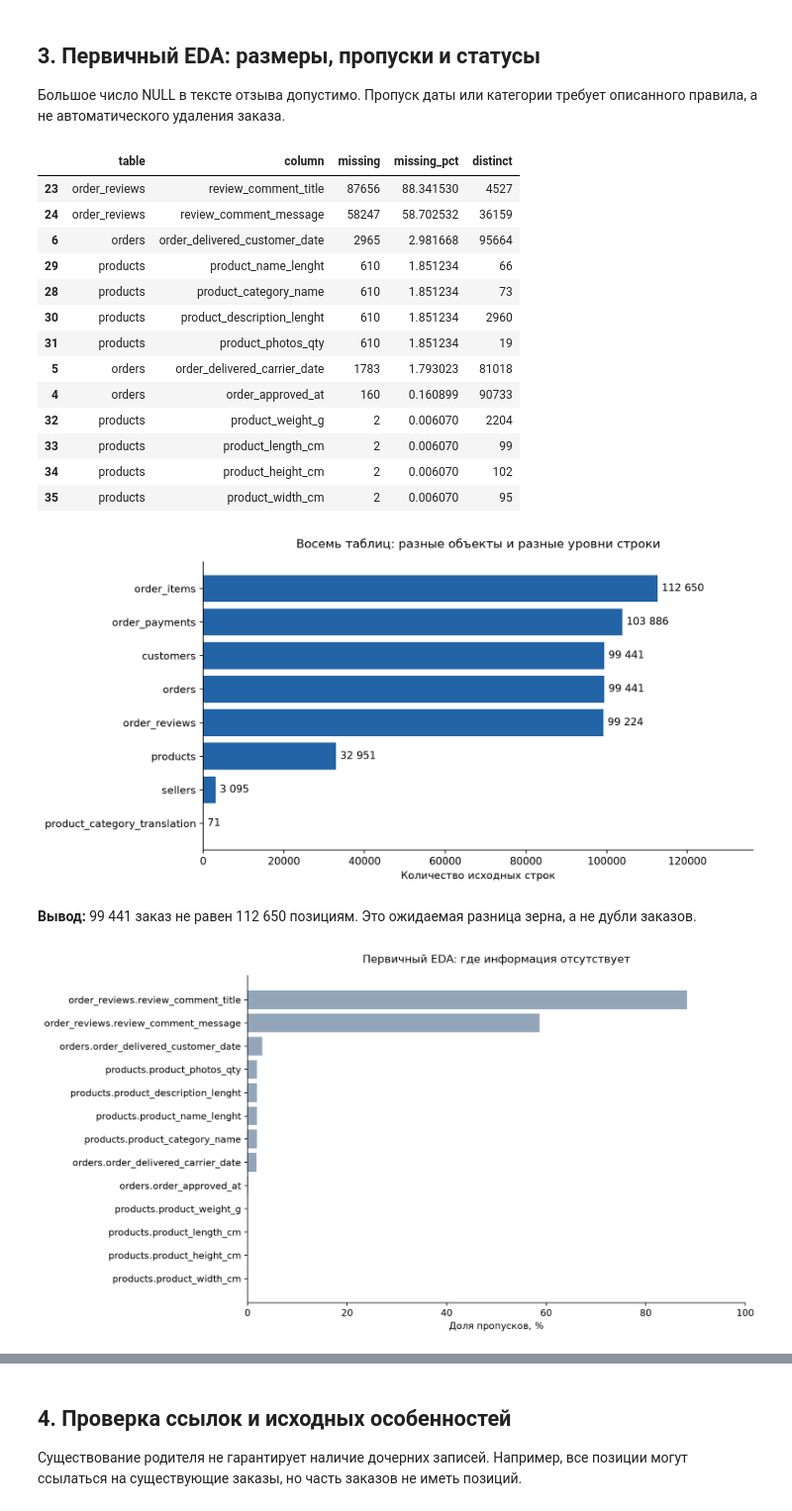
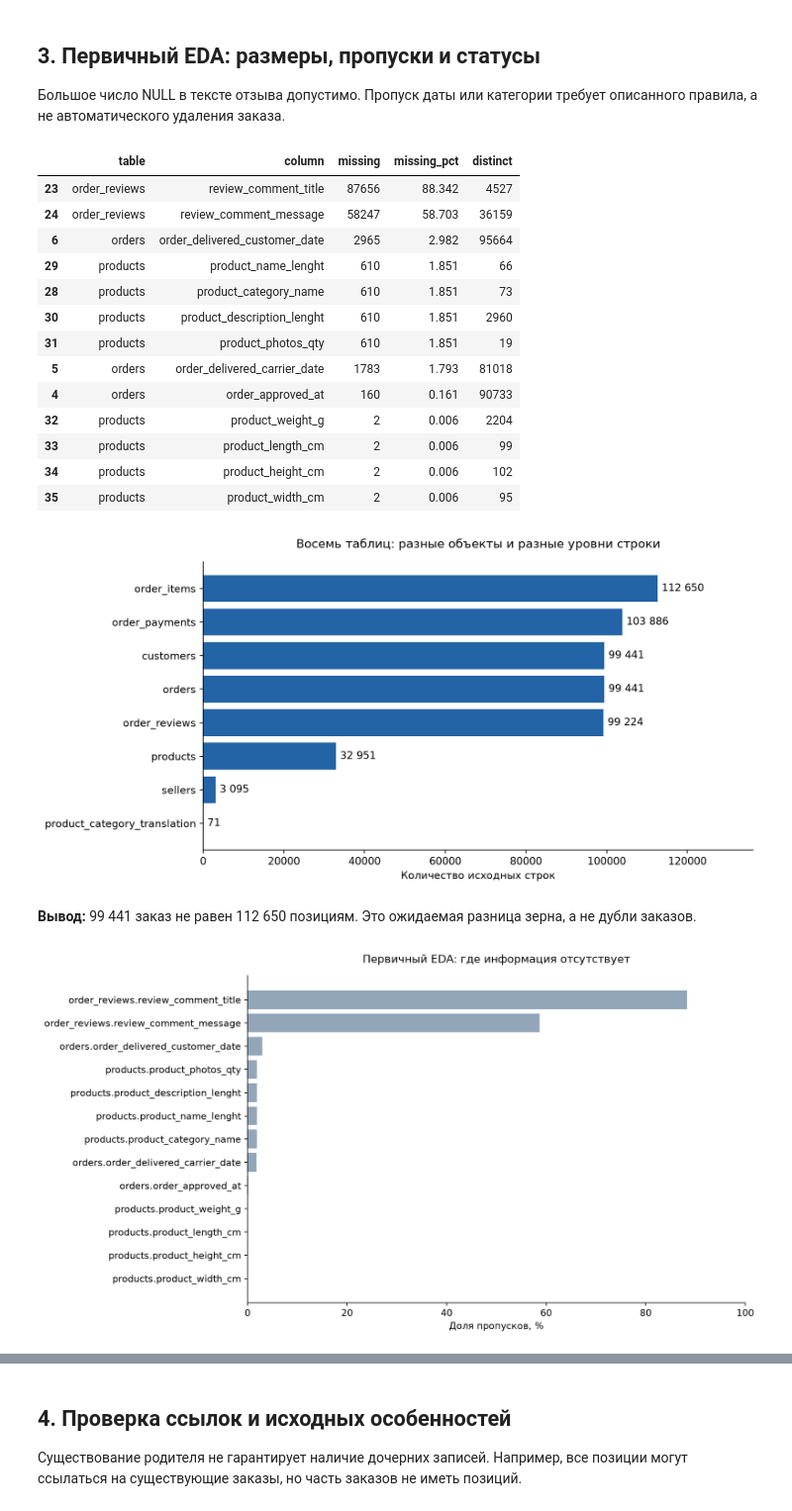
Before and after one commit to delotbtw/rwb_hack, a Jupyter notebook: notebooks/01_capibara_checkpoint_eda.ipynb, the cells around one changed output, grey strips where cells are left out. Shown at 99% size. Cells and saved outputs as stored; diff of their text form; code cells hidden in the pictures.

```diff
--- a/notebooks/01_capibara_checkpoint_eda.ipynb
+++ b/notebooks/01_capibara_checkpoint_eda.ipynb
@@ -21,7 +24,9 @@
 # %%
 from pathlib import Path
 from decimal import Decimal, ROUND_HALF_UP
-import hashlib, json, platform, re, sys
+import hashlib
+import json
+import platform
 import numpy as np
 import pandas as pd
 import matplotlib
@@ -34,14 +39,18 @@ ROOT = next((p for p in [Path.cwd(), *Path.cwd().parents]
 assert ROOT is not None, 'Запустите из корня rwb_hack или папки notebooks'
 DATA = ROOT/'data'
 OUT = ROOT/'output/checkpoint/eda'
-FIG = OUT/'figures'; TABLE = OUT/'tables'
-FIG.mkdir(parents=True, exist_ok=True); TABLE.mkdir(parents=True, exist_ok=True)
+FIG = OUT/'figures'
+TABLE = OUT/'tables'
+FIG.mkdir(parents=True, exist_ok=True)
+TABLE.mkdir(parents=True, exist_ok=True)
 pd.set_option('display.max_columns', 20)
 pd.set_option('display.max_rows', 25)
 plt.rcParams.update({'font.family':'DejaVu Sans','font.size':10,
                      'axes.spines.top':False,'axes.spines.right':False,
                      'axes.titlepad':14,'figure.facecolor':'white','svg.fonttype':'none'})
-BLUE='#2364A6'; ORANGE='#D98736'; GRAY='#93A5B8'
+BLUE='#2364A6'
+ORANGE='#D98736'
+GRAY='#93A5B8'
 artifacts=[]
 def savefig(fig, name, caption):
     fig.tight_layout()
@@ -53,6 +62,12 @@ def savefig(fig, name, caption):
     plt.close(fig)
 def save_table(df, name):
     df.to_csv(TABLE/f'{name}.csv',index=False,encoding='utf-8-sig')
+
+def show_table(frame, full=False):
+    """Показать таблицу без изменения значений и глобальных настроек pandas."""
+    with pd.option_context('display.max_rows',None if full else 25,
+                           'display.float_format',lambda value: f'{value:.3f}'):
+        display(frame)
 def amount(cents): return Decimal(int(cents))/100
 print({'python':platform.python_version(),'pandas':pd.__version__,
        'numpy':np.__version__,'matplotlib':matplotlib.__version__})
@@ -113,37 +127,42 @@ review_id уникален: False ; пара review_id/order_id уникальн
 # %%
 missing=pd.DataFrame([{'table':name,'column':c,'missing':int(df[c].isna().sum()),
                        'missing_pct':100*df[c].isna().mean(),'distinct':df[c].nunique(dropna=True)}
                       for name,df in raw.items() for c in df.columns])
-display(missing[missing.missing>0].sort_values('missing_pct',ascending=False))
+show_table(missing[missing.missing>0].sort_values('missing_pct',ascending=False))
 save_table(missing,'02_raw_missingness')
 fig,ax=plt.subplots(figsize=(10,5))
 s=schema.sort_values('rows')
 ax.barh(s.table,s.rows,color=BLUE)
 for y,value in enumerate(s.rows): ax.text(value+1000,y,f'{value:,}'.replace(',',' '),va='center')
-ax.set_xlim(0,s.rows.max()*1.21);ax.set_xlabel('Количество исходных строк');ax.set_title('Восемь таблиц: разные объекты и разные уровни строки')
+ax.set_xlim(0,s.rows.max()*1.21)
+ax.set_xlabel('Количество исходных строк')
+ax.set_title('Восемь таблиц: разные объекты и разные уровни строки')
 savefig(fig,'01_source_rows','**Вывод:** 99 441 заказ не равен 112 650 позициям. Это ожидаемая разница зерна, а не дубли заказов.')
 top=missing[missing.missing>0].nlargest(14,'missing_pct').sort_values('missing_pct')
 fig,ax=plt.subplots(figsize=(11,6))
 ax.barh(top.table+'.'+top.column,top.missing_pct,color=GRAY)
-ax.set_xlabel('Доля пропусков, %');ax.set_xlim(0,100);ax.set_title('Первичный EDA: где информация отсутствует')
+ax.set_xlabel('Доля пропусков, %')
+ax.set_xlim(0,100)
+ax.set_title('Первичный EDA: где информация отсутствует')
 savefig(fig,'02_missingness','**Правило:** исходные пропуски сохраняются. Заполненная техническая категория unknown не означает, что настоящая категория восстановлена.')
 statuses=raw['orders'].order_status.value_counts().rename_axis('status').reset_index(name='orders')
-display(statuses);save_table(statuses,'03_order_statuses')
+show_table(statuses)
+save_table(statuses,'03_order_statuses')
 # %% [output]
 |  | table | column | missing | missing_pct | distinct |
-| 23 | order_reviews | review_comment_title | 87656 | 88.341530 | 4527 |
-| 24 | order_reviews | review_comment_message | 58247 | 58.702532 | 36159 |
-| 6 | orders | order_delivered_customer_date | 2965 | 2.981668 | 95664 |
-| 29 | products | product_name_lenght | 610 | 1.851234 | 66 |
-| 28 | products | product_category_name | 610 | 1.851234 | 73 |
-| 30 | products | product_description_lenght | 610 | 1.851234 | 2960 |
-| 31 | products | product_photos_qty | 610 | 1.851234 | 19 |
-| 5 | orders | order_delivered_carrier_date | 1783 | 1.793023 | 81018 |
-| 4 | orders | order_approved_at | 160 | 0.160899 | 90733 |
-| 32 | products | product_weight_g | 2 | 0.006070 | 2204 |
-| 33 | products | product_length_cm | 2 | 0.006070 | 99 |
-| 34 | products | product_height_cm | 2 | 0.006070 | 102 |
-| 35 | products | product_width_cm | 2 | 0.006070 | 95 |
+| 23 | order_reviews | review_comment_title | 87656 | 88.342 | 4527 |
+| 24 | order_reviews | review_comment_message | 58247 | 58.703 | 36159 |
+| 6 | orders | order_delivered_customer_date | 2965 | 2.982 | 95664 |
+| 29 | products | product_name_lenght | 610 | 1.851 | 66 |
+| 28 | products | product_category_name | 610 | 1.851 | 73 |
+| 30 | products | product_description_lenght | 610 | 1.851 | 2960 |
+| 31 | products | product_photos_qty | 610 | 1.851 | 19 |
+| 5 | orders | order_delivered_carrier_date | 1783 | 1.793 | 81018 |
+| 4 | orders | order_approved_at | 160 | 0.161 | 90733 |
+| 32 | products | product_weight_g | 2 | 0.006 | 2204 |
+| 33 | products | product_length_cm | 2 | 0.006 | 99 |
+| 34 | products | product_height_cm | 2 | 0.006 | 102 |
+| 35 | products | product_width_cm | 2 | 0.006 | 95 |
 [figure]
 **Вывод:** 99 441 заказ не равен 112 650 позициям. Это ожидаемая разница зерна, а не дубли заказов.
 [figure]
```
Also changed, not shown: parts of 26 cells of this notebook, 38 other files.
